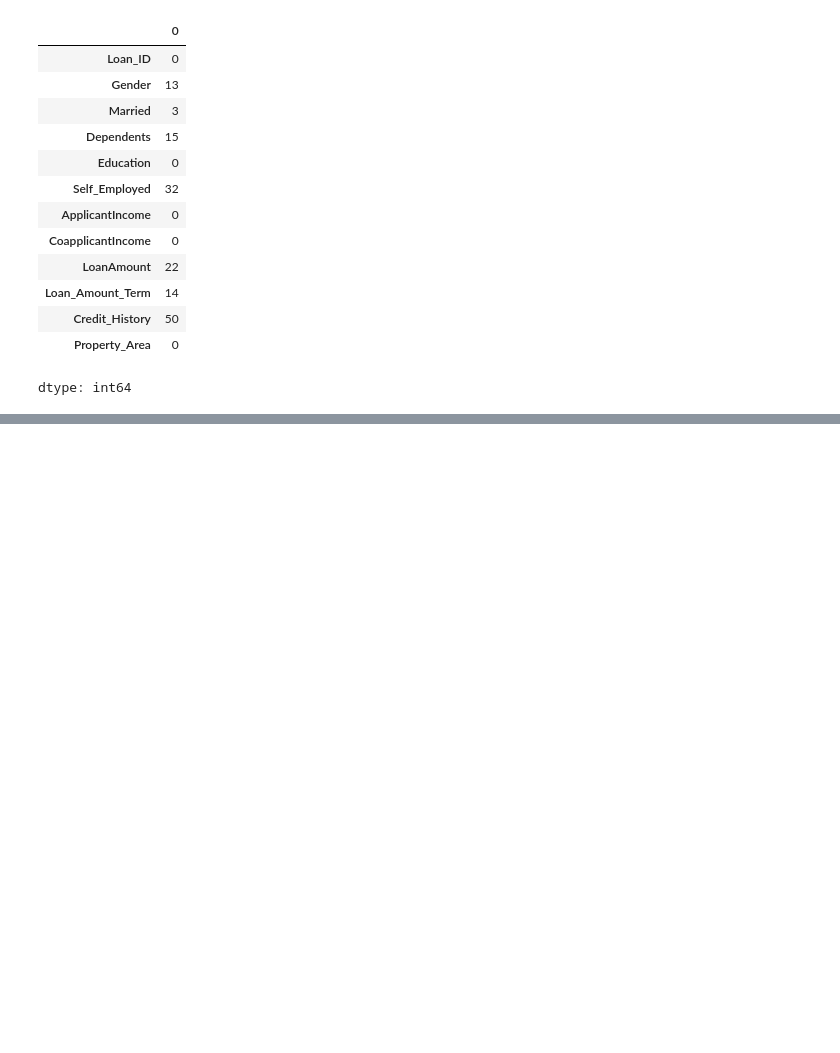
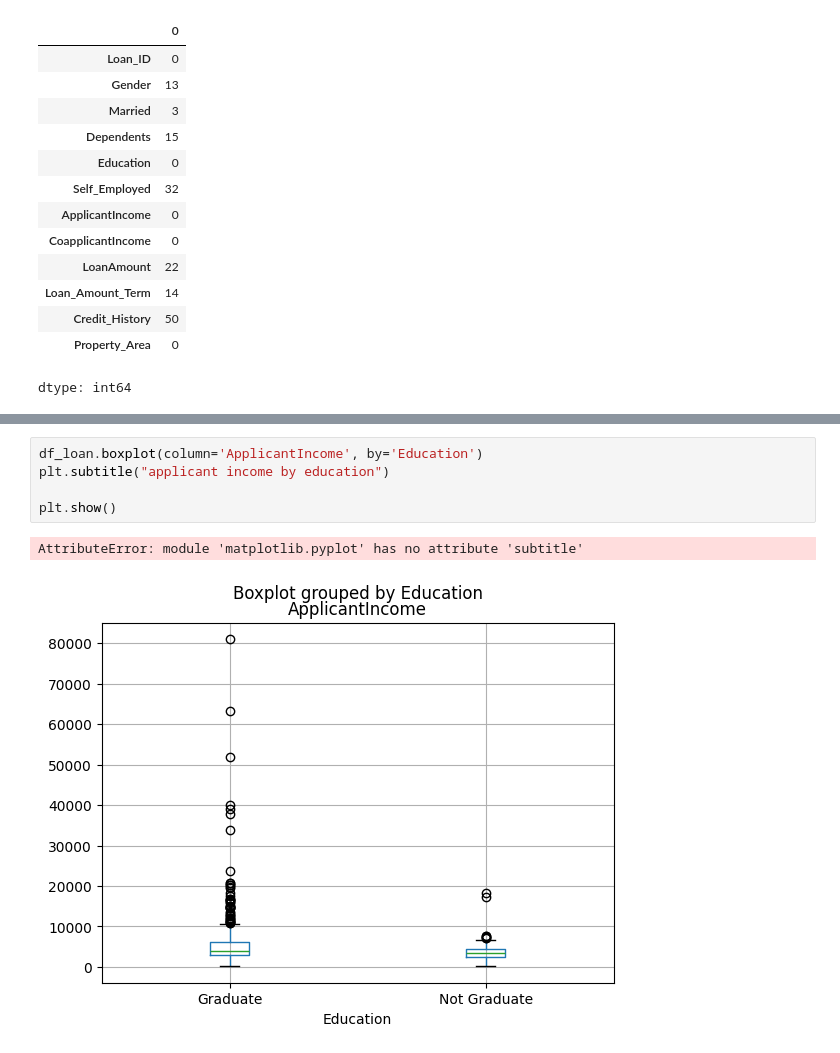
Before and after one commit to Vanshikava/train_loan, a Jupyter notebook: chapter_appendix-tools-for-deep-learning/jupyter.ipynb, the cells around one changed output, grey strips where cells are left out. Drawn from its saved outputs; the diff is of its cells as text; blank space fills up the shorter version.

```diff
--- a/chapter_appendix-tools-for-deep-learning/jupyter.ipynb
+++ b/chapter_appendix-tools-for-deep-learning/jupyter.ipynb
@@ -265,0 +453,8 @@ dtype: int64
+# %%
+df_loan.boxplot(column='ApplicantIncome', by='Education')
+plt.subtitle("applicant income by education")
+
+plt.show()
+# %% [output]
+AttributeError: module 'matplotlib.pyplot' has no attribute 'subtitle'
+[figure, added]
```
Also changed, not shown: parts of 14 cells of this notebook.
